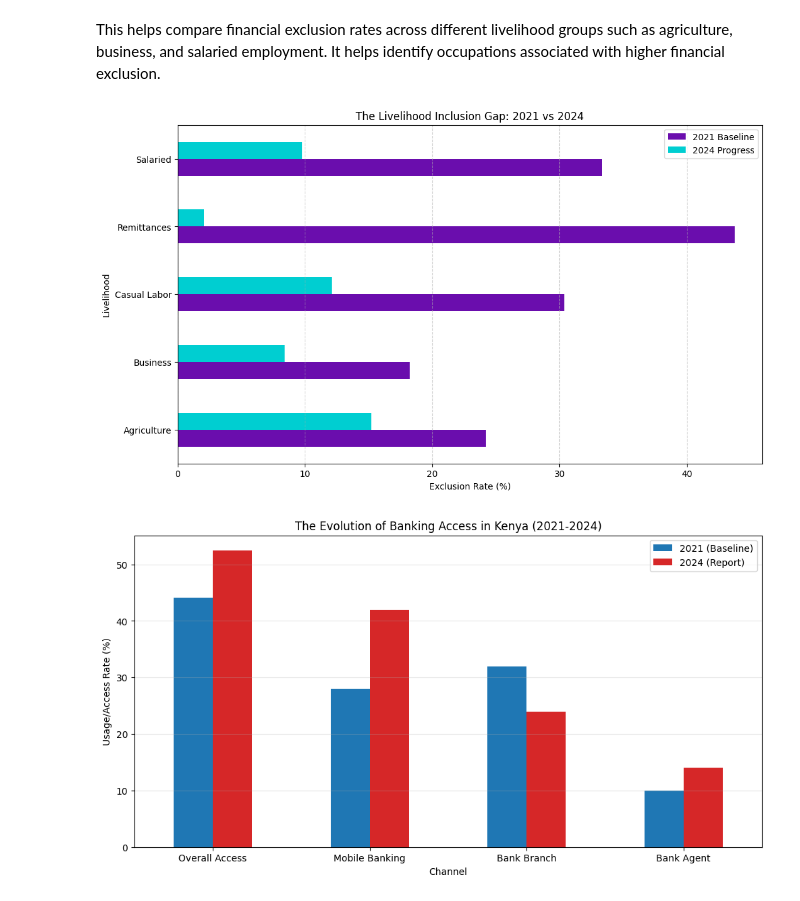
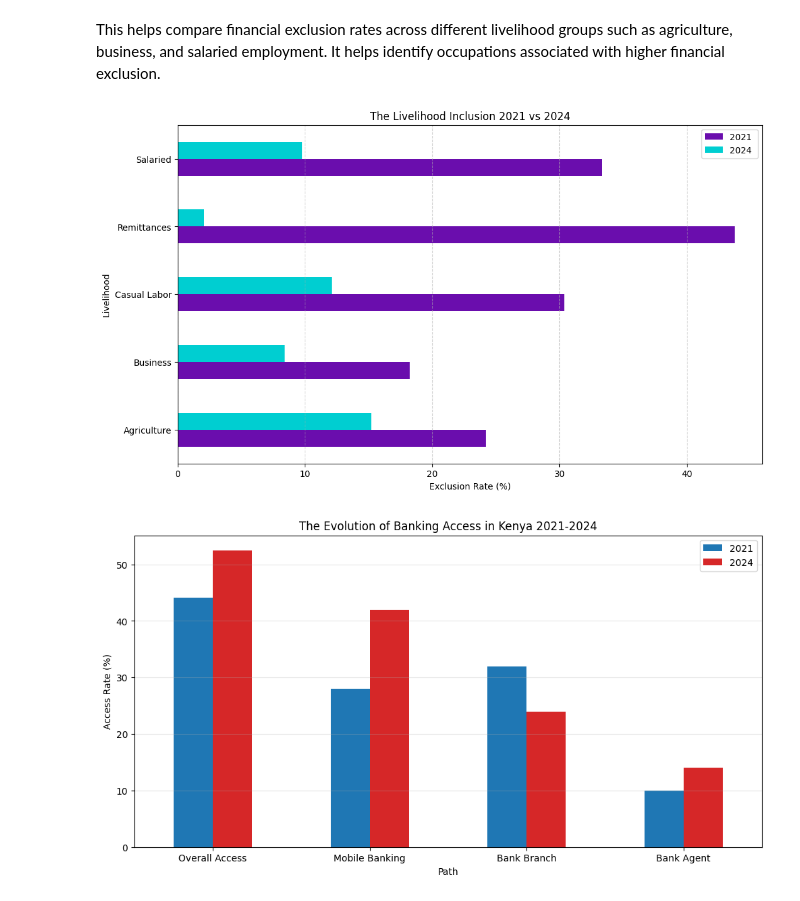
Before and after one commit to ChairoSolutions/Kenya-financial-inclusion-risk, a Jupyter notebook: notebooks-03_eda_subgroup_analysis.ipynb.ipynb, the cells around one changed output. Cells and saved outputs as stored; diff of their text form; code cells hidden in the pictures.

Commit message:
Evolution of banking access and banking channels

```diff
--- a/notebooks-03_eda_subgroup_analysis.ipynb.ipynb
+++ b/notebooks-03_eda_subgroup_analysis.ipynb.ipynb
@@ -1619,34 +1619,34 @@ df['Livelihood'] = df['A17'].map(livelihood_map)
 
 livelihood_inclusion_2021 = df.groupby('Livelihood')['financial_exclusion'].mean() * 100
 
-# 2. Create the Comparison Visualization
+# Create the Comparison Visualization
 livelihood_trend = pd.DataFrame({
     '2021_Exclusion': livelihood_inclusion_2021,
     '2024_Exclusion': [15.2, 8.4, 12.1, 2.1, 9.8] # 2024 Report Data
 })
 
 livelihood_trend.plot(kind='barh', figsize=(12, 7), color=['#6a0dad', '#00ced1'])
-plt.title('The Livelihood Inclusion Gap: 2021 vs 2024')
+plt.title('The Livelihood Inclusion 2021 vs 2024')
 plt.xlabel('Exclusion Rate (%)')
-plt.legend(['2021 Baseline', '2024 Progress'])
+plt.legend(['2021 ', '2024 '])
 plt.grid(axis='x', linestyle='--', alpha=0.6)
 plt.show()
 # %% [output]
-[figure, old version]
+[figure, new version]
 # %%
 bank_channels = pd.DataFrame({
-    'Channel': ['Overall Access', 'Mobile Banking', 'Bank Branch', 'Bank Agent'],
+    'Path': ['Overall Access', 'Mobile Banking', 'Bank Branch', 'Bank Agent'],
     '2021 (%)': [44.1, 28.0, 32.0, 10.0],
     '2024 (%)': [52.5, 42.0, 24.0, 14.0]
 })
 
 # Visualization
-bank_channels.plot(kind='bar', x='Channel', figsize=(12, 6), color=['#1f77b4', '#d62728'])
-plt.title('The Evolution of Banking Access in Kenya (2021-2024)')
-plt.ylabel('Usage/Access Rate (%)')
+bank_channels.plot(kind='bar', x='Path', figsize=(12, 6), color=['#1f77b4', '#d62728'])
+plt.title('The Evolution of Banking Access in Kenya 2021-2024')
+plt.ylabel('Access Rate (%)')
 plt.xticks(rotation=0)
 plt.grid(axis='y', alpha=0.3)
-plt.legend(['2021 (Baseline)', '2024 (Report)'])
+plt.legend(['2021', '2024'])
 plt.show()
 # %% [output]
-[figure, old version]
+[figure, new version]
```
Also changed, not shown: parts of 2 cells of this notebook.
